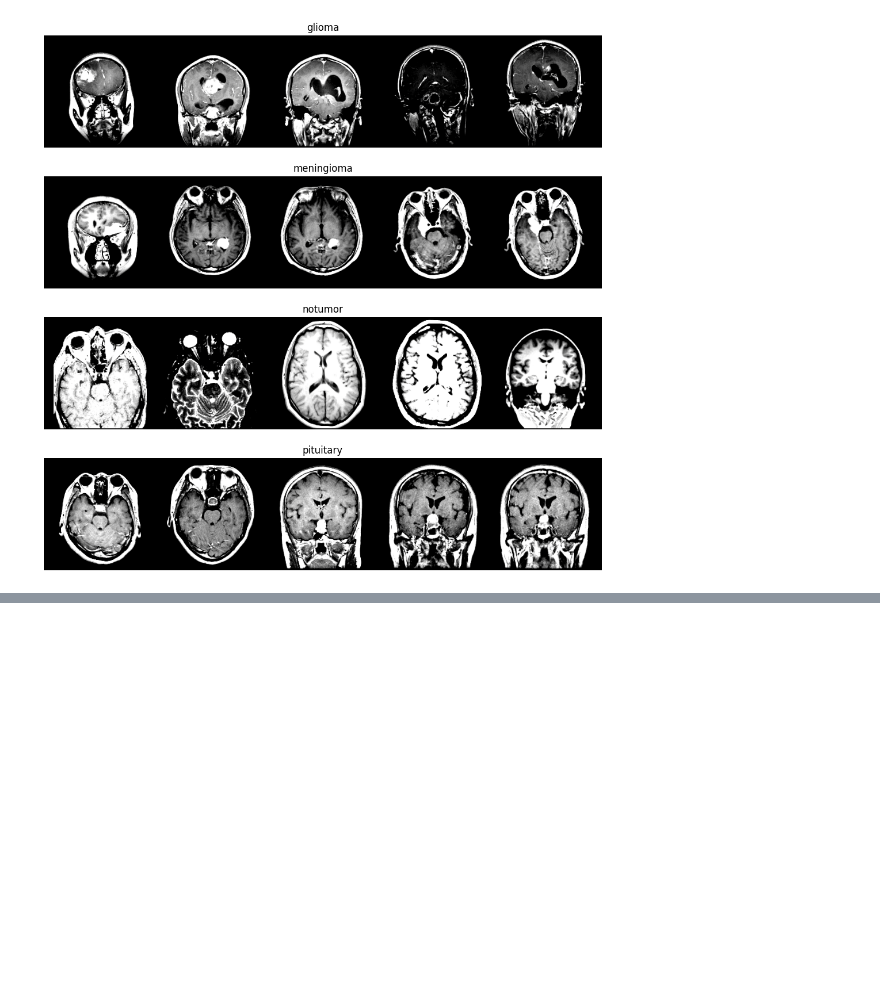
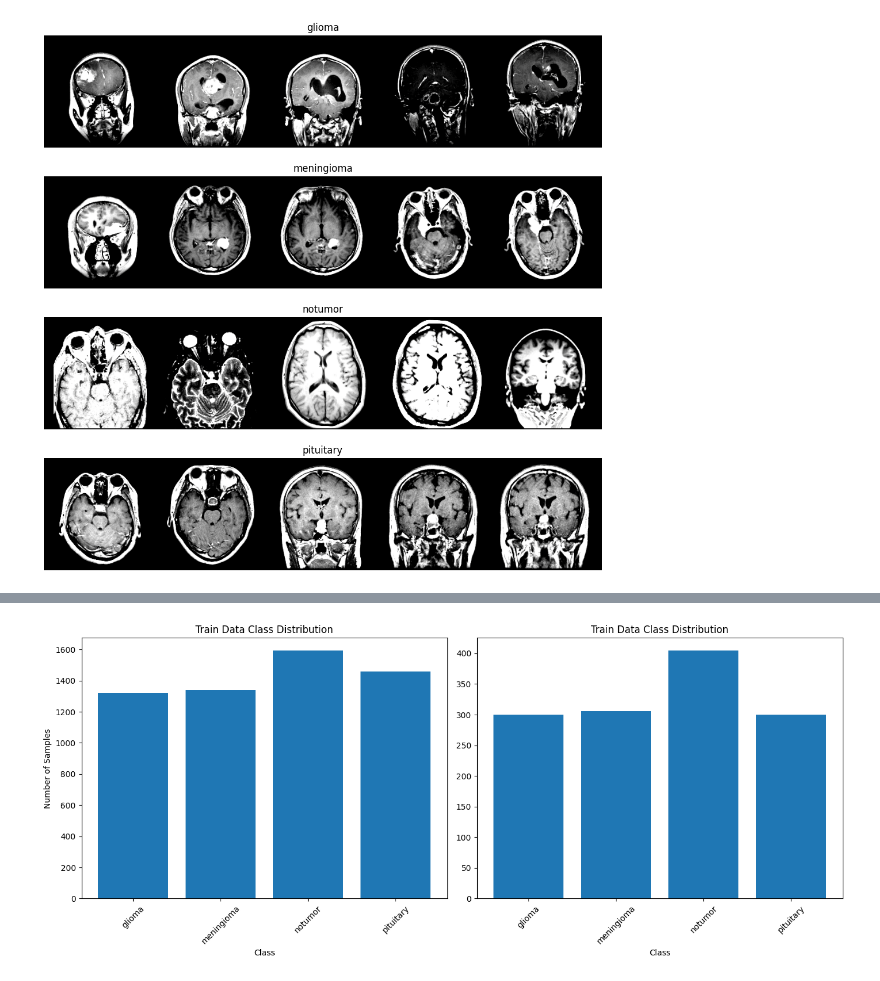
Before and after one commit to jesdin/Brain-Tumor-Classification, a Jupyter notebook: notebooks/explore.ipynb, the cells around one changed output, grey strips where cells are left out. Saved outputs shown, nothing was run; the diff lists cells and outputs as text; code cells hidden in the pictures; blank space fills up the shorter version.

Commit message:
plot data class distribution

```diff
--- a/notebooks/explore.ipynb
+++ b/notebooks/explore.ipynb
@@ -133,0 +138,22 @@ Clipping input data to the valid range for imshow with RGB data ([0..1] for floa
+# %%
+fig, axes = plt.subplots(1, 2, figsize=(14, 6))
+def plot_bar(classes, counts, ax, title=""):
+    ax.bar(classes, counts)
+    ax.set_title(title)
+    ax.set_xlabel('Class')
+    ax.tick_params(axis='x', rotation=45)
+
+classes = os.listdir("../data/Training")
+counts = [len(os.listdir("../data/Training/" + x))  for x in classes]
+plot_bar(classes, counts, axes[0], title="Train Data Class Distribution")
+
+classes = os.listdir("../data/Testing")
+counts = [len(os.listdir("../data/Testing/" + x))  for x in classes]
+plot_bar(classes, counts, axes[1], title="Train Data Class Distribution")
+
+axes[0].set_ylabel('Number of Samples')
+
+plt.tight_layout()
+plt.show()
+# %% [output]
+[figure, added]
```
Also changed, not shown: parts of 1 cell of this notebook.
